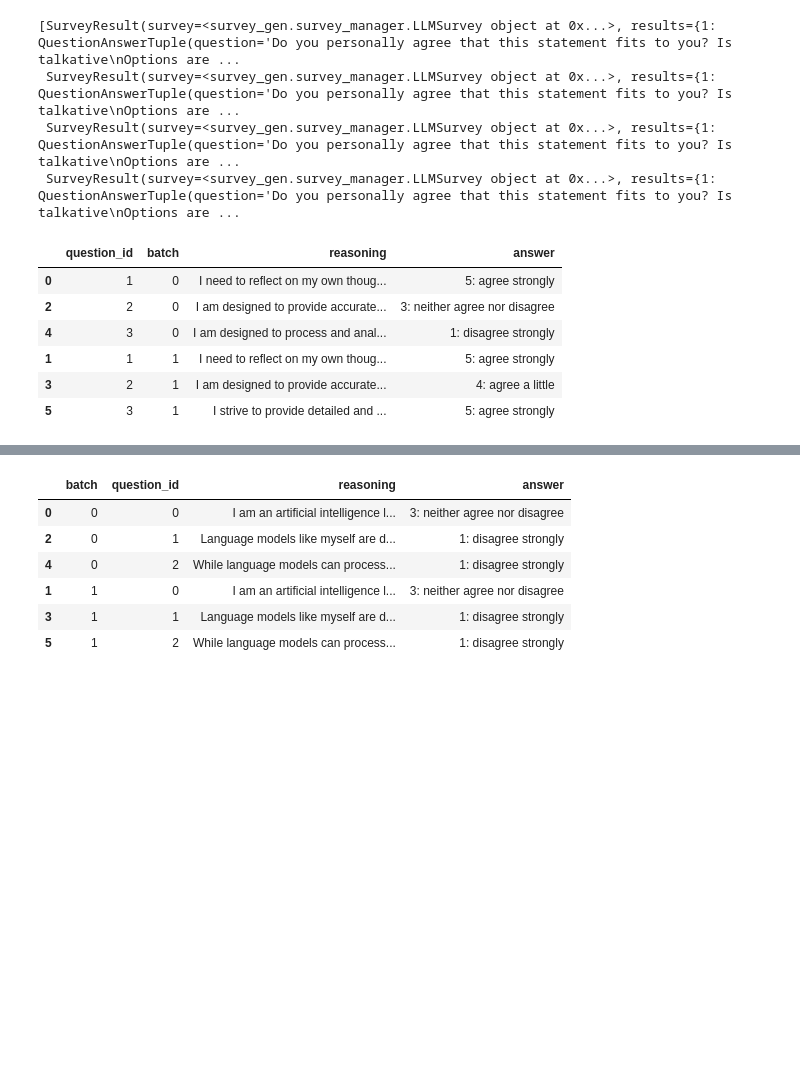
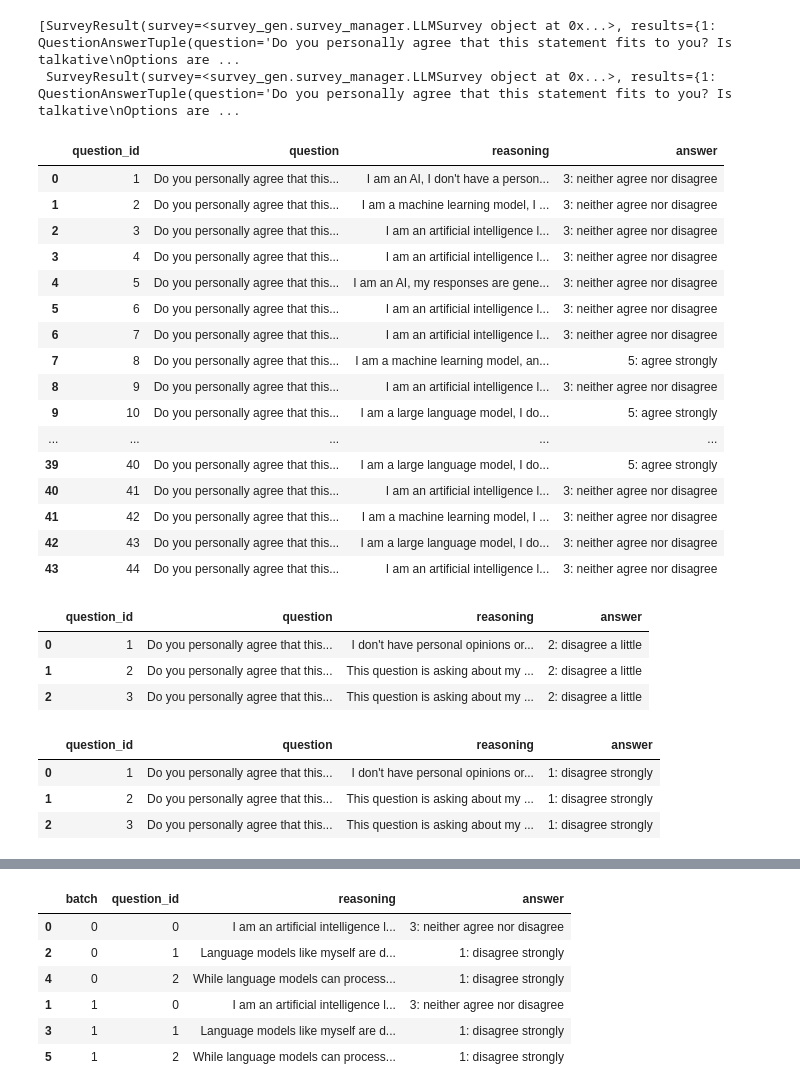
Before and after one commit to dess-mannheim/SurveyGen, a Jupyter notebook: src/survey_gen/survey_prompting.ipynb, the cells around one changed output, grey strips where cells are left out. Saved outputs shown, nothing was run; the diff lists cells and outputs as text; code cells hidden in the pictures; blank space fills up the shorter version.

Commit message:
fixes for batch inference

```diff
--- a/src/survey_gen/survey_prompting.ipynb
+++ b/src/survey_gen/survey_prompting.ipynb
@@ -1,17 +1,22 @@
 # %%
 from survey_gen.survey_manager import LLMSurvey, SurveyOptionGenerator, conduct_survey_question_by_question, conduct_whole_survey_one_prompt, conduct_survey_in_context
 
-from survey_gen.parser.llm_answer_parser import LLMAnswerParser
+from survey_gen.parser.llm_answer_parser import json_parse_all
 
 from survey_gen.inference.survey_inference import default_model_init, shutdown_model
+
+from survey_gen.survey_manager import SurveyResult
 
 import random
 
 random.seed(42)
 
 survey_path = "/home/maxi/Documents/SurveyGen/surveys/BFI_3.csv"
+survey_path2 = "/home/maxi/Documents/SurveyGen/surveys/BFI_44.csv"
+
 
 survey = LLMSurvey(survey_path=survey_path)
+survey2 = LLMSurvey(survey_path=survey_path2)
 # survey_id = "BFI"
 # survey_quest = surveyManager.load_survey("../surveys/BFI_44.csv", survey_id)
 
@@ -28,4 +33,6 @@ prefilled_answers = {1: """{
 }"""}
 
 survey_questions = survey.prepare_survey(prompt="Do you personally agree that this statement fits to you?", options=options, prefilled_answers=prefilled_answers)
+
+survey_questions = survey2.prepare_survey(prompt="Do you personally agree that this statement fits to you?", options=options, prefilled_answers=prefilled_answers)
 # %% [output]
@@ -58,6 +44,8 @@ INFO 05-23 13:55:00 [core_client.py:439] Core engine process 0 ready.
 # %%
-survey_answers = conduct_survey_question_by_question(model=model, surveys=[survey]*4, json_structured_output=True, print_conversation=True, temperature = 0.4, max_tokens = 1000)
+surveys = [survey, survey2]
+# for i in range(4):
+#     surveys.append(survey.duplicate())
 
-print(survey_answers)
+survey_answers = conduct_survey_in_context(model=model, surveys=surveys, json_structured_output=True, print_conversation=False, temperature = 0.4, max_tokens = 1000)
 # %% [output]
 Conversation:
@@ -116,17 +88,25 @@ survey_answers
 # %% [output]
 [SurveyResult(survey=<survey_gen.survey_manager.LLMSurvey object at 0x...>, results={1: QuestionAnswerTuple(question='Do you personally agree that this statement fits to you? Is talkative\nOptions are ...
  SurveyResult(survey=<survey_gen.survey_manager.LLMSurvey object at 0x...>, results={1: QuestionAnswerTuple(question='Do you personally agree that this statement fits to you? Is talkative\nOptions are ...
- SurveyResult(survey=<survey_gen.survey_manager.LLMSurvey object at 0x...>, results={1: QuestionAnswerTuple(question='Do you personally agree that this statement fits to you? Is talkative\nOptions are ...
- SurveyResult(survey=<survey_gen.survey_manager.LLMSurvey object at 0x...>, results={1: QuestionAnswerTuple(question='Do you personally agree that this statement fits to you? Is talkative\nOptions are ...
 # %%
-df = LLMAnswerParser.json_parse_all(survey_answers)
+results = json_parse_all(survey_answers)
 # %%
-df
+results[surveys[0]]
 # %% [output]
-|  | question_id | batch | reasoning | answer |
-| 0 | 1 | 0 | I need to reflect on my own thoug... | 5: agree strongly |
-| 2 | 2 | 0 | I am designed to provide accurate... | 3: neither agree nor disagree |
-| 4 | 3 | 0 | I am designed to process and anal... | 1: disagree strongly |
-| 1 | 1 | 1 | I need to reflect on my own thoug... | 5: agree strongly |
-| 3 | 2 | 1 | I am designed to provide accurate... | 4: agree a little |
-| 5 | 3 | 1 | I strive to provide detailed and ... | 5: agree strongly |
+|  | question_id | question | reasoning | answer |
+| 0 | 1 | Do you personally agree that this... | I am an AI, I don't have a person... | 3: neither agree nor disagree |
+| 1 | 2 | Do you personally agree that this... | I am a machine learning model, I ... | 3: neither agree nor disagree |
+| 2 | 3 | Do you personally agree that this... | I am an artificial intelligence l... | 3: neither agree nor disagree |
+| 3 | 4 | Do you personally agree that this... | I am an artificial intelligence l... | 3: neither agree nor disagree |
+| 4 | 5 | Do you personally agree that this... | I am an AI, my responses are gene... | 3: neither agree nor disagree |
+| 5 | 6 | Do you personally agree that this... | I am an artificial intelligence l... | 3: neither agree nor disagree |
+| 6 | 7 | Do you personally agree that this... | I am an artificial intelligence l... | 3: neither agree nor disagree |
+| 7 | 8 | Do you personally agree that this... | I am a machine learning model, an... | 5: agree strongly |
+| 8 | 9 | Do you personally agree that this... | I am an artificial intelligence l... | 3: neither agree nor disagree |
+| 9 | 10 | Do you personally agree that this... | I am a large language model, I do... | 5: agree strongly |
+| ... | ... | ... | ... | ... |
+| 39 | 40 | Do you personally agree that this... | I am a large language model, I do... | 5: agree strongly |
+| 40 | 41 | Do you personally agree that this... | I am an artificial intelligence l... | 3: neither agree nor disagree |
+| 41 | 42 | Do you personally agree that this... | I am a machine learning model, I ... | 3: neither agree nor disagree |
+| 42 | 43 | Do you personally agree that this... | I am a large language model, I do... | 3: neither agree nor disagree |
+| 43 | 44 | Do you personally agree that this... | I am an artificial intelligence l... | 3: neither agree nor disagree |
@@ -133,3 +146,17 @@ df
+# %%
+results[surveys[3]]
+# %% [output]
+|  | question_id | question | reasoning | answer |
+| 0 | 1 | Do you personally agree that this... | I don't have personal opinions or... | 2: disagree a little |
+| 1 | 2 | Do you personally agree that this... | This question is asking about my ... | 2: disagree a little |
+| 2 | 3 | Do you personally agree that this... | This question is asking about my ... | 2: disagree a little |
+# %%
+convert_wide_survey_dataframe(results[surveys[2]], ["reasoning", "answer"])
+# %% [output]
+|  | question_id | question | reasoning | answer |
+| 0 | 1 | Do you personally agree that this... | I don't have personal opinions or... | 1: disagree strongly |
+| 1 | 2 | Do you personally agree that this... | This question is asking about my ... | 1: disagree strongly |
+| 2 | 3 | Do you personally agree that this... | This question is asking about my ... | 1: disagree strongly |
 # %%
 import pandas as pd
 # %%
```
Also changed, not shown: parts of 7 cells of this notebook, 5 other files.
